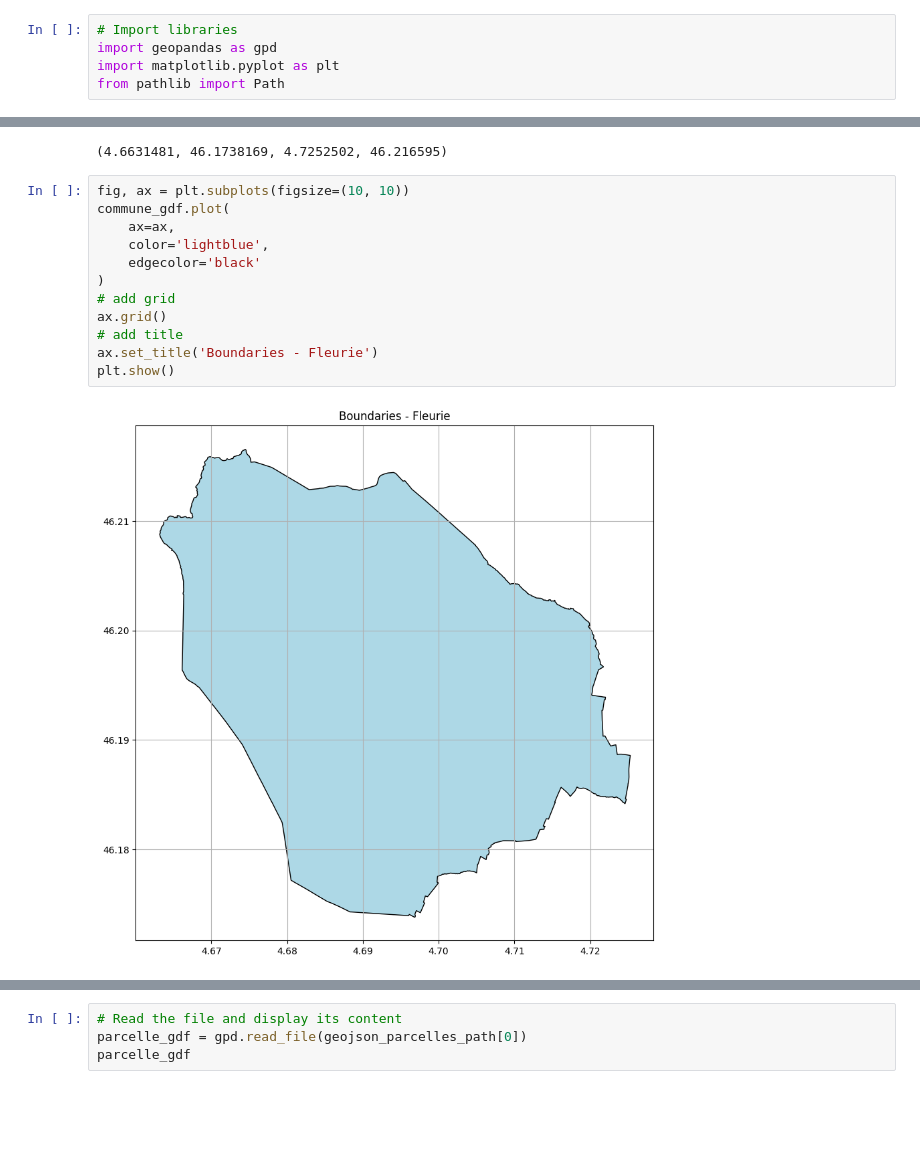
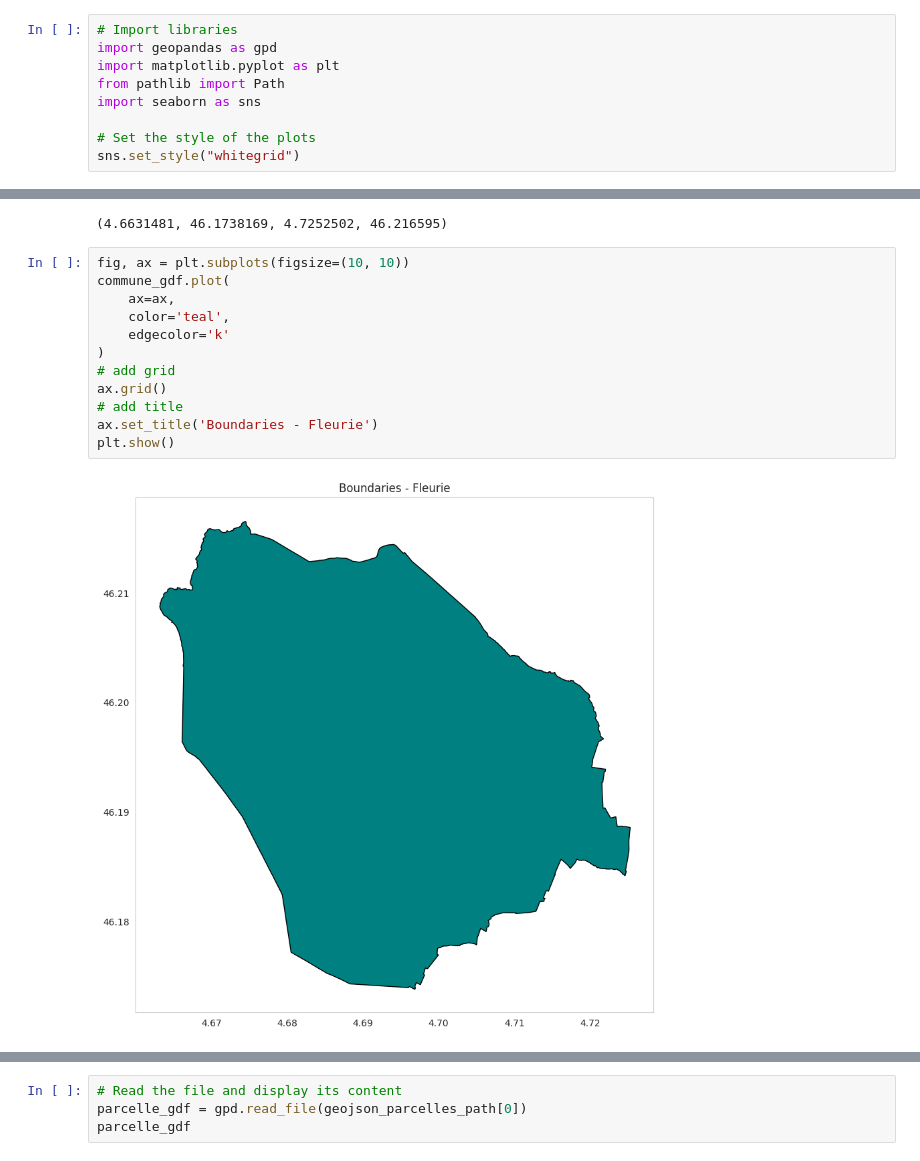
Before and after one commit to SimonJaricot/gis-fleurie, a Jupyter notebook: 01_explore_fleurie.ipynb, the cells around one changed output, grey strips where cells are left out. Cells and saved outputs as stored; diff of their text form; blank space fills up the shorter version.

```diff
--- a/01_explore_fleurie.ipynb
+++ b/01_explore_fleurie.ipynb
@@ -12,6 +12,10 @@ The goal of this notebook is to take advantage of Geopandas to explore the geo f
 import geopandas as gpd
 import matplotlib.pyplot as plt
 from pathlib import Path
+import seaborn as sns
+
+# Set the style of the plots
+sns.set_style("whitegrid")
 # %%
 data_path = Path('./data')
 # Look for the commune geojson file
@@ -52,17 +56,17 @@ total_bounds
 # %%
 fig, ax = plt.subplots(figsize=(10, 10))
 commune_gdf.plot(
     ax=ax,
-    color='lightblue',
-    edgecolor='black'
+    color='teal',
+    edgecolor='k'
 )
 # add grid
 ax.grid()
 # add title
 ax.set_title('Boundaries - Fleurie')
 plt.show()
 # %% [output]
-[figure, old version]
+[figure, new version]
 # %%
 # Nos let's display the parcelles
 geojson_parcelles_path = list(data_path.glob('**/*parcelles*.geojson'))
```
Also changed, not shown: parts of 27 cells of this notebook, 1 other file.
